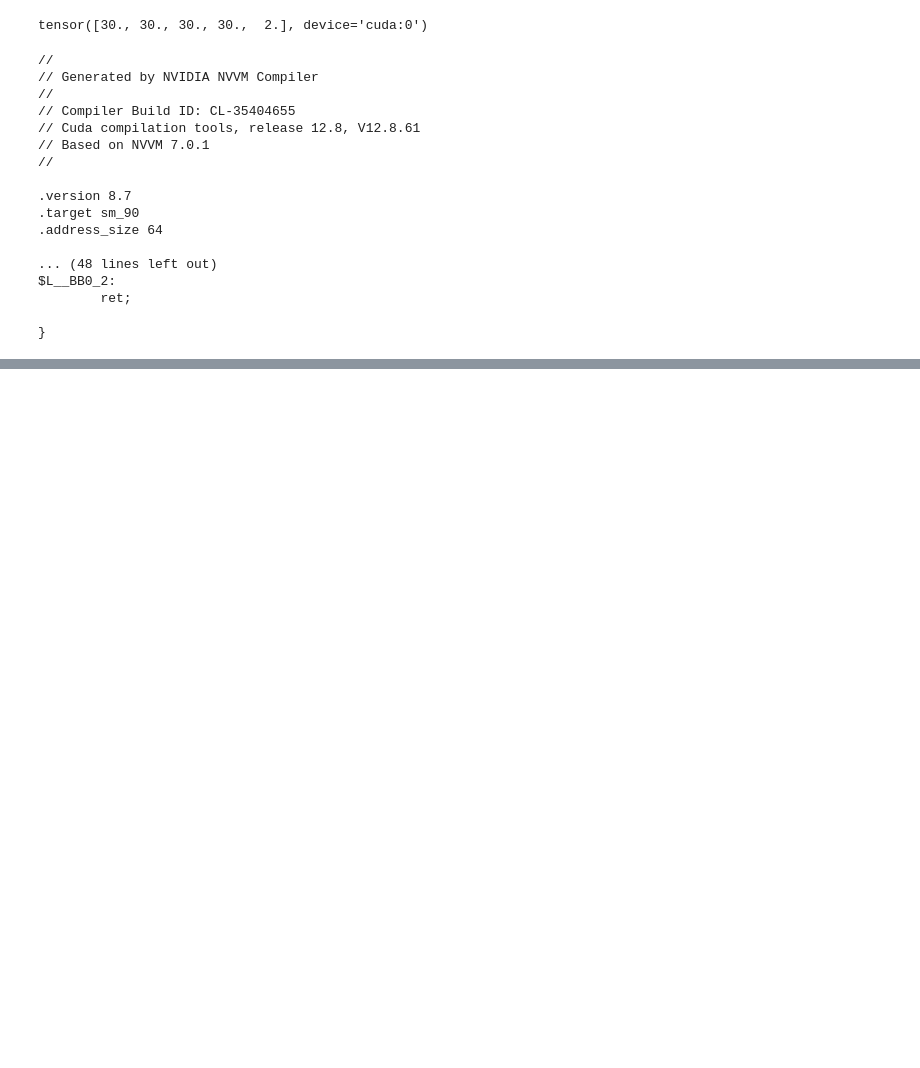
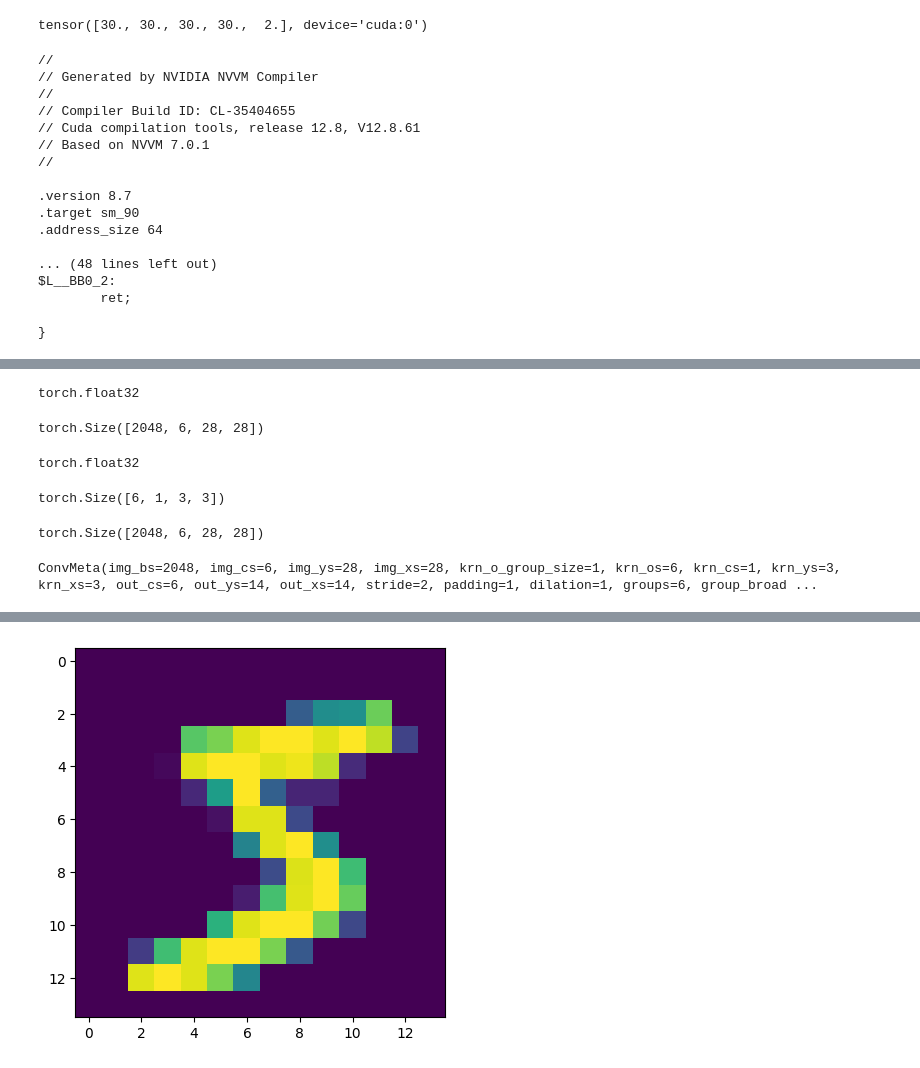
Before and after one commit to p-adema/quadratic-conv, a Jupyter notebook: scratch/numba.ipynb, the cells around one changed output, grey strips where cells are left out. Cells and saved outputs as stored; diff of their text form; code cells hidden in the pictures; blank space fills up the shorter version.

Commit message:
(code) incorrect version of torchlib_wrap

```diff
--- a/scratch/numba.ipynb
+++ b/scratch/numba.ipynb
@@ -302,9 +324,12 @@ mnist = load_data.mnist()
 # %%
 test_imgs = (
-    torch.asarray(mnist.x_train[:2048], device="cuda").unsqueeze(1).repeat((1, 6, 1, 1))
+    torch.asarray(mnist.x_train[:2048], device="cuda").repeat((1, 6, 1, 1))
 )
 print(test_imgs.dtype)
 test_imgs.shape
+# %% [output]
+torch.float32
+torch.Size([2048, 6, 28, 28])
 # %%
 test_kernels = -torch.asarray(
     [
@@ -322,9 +347,12 @@ test_kernels = -torch.asarray(
         [[[0.5, 0.2, 0.5], [0.05, 0, 0.05], [0.5, 0.2, 0.5]]],
     ],
     device="cuda",
-).squeeze(1)
+)
 print(test_kernels.dtype)
 test_kernels.shape
+# %% [output]
+torch.float32
+torch.Size([6, 1, 3, 3])
 # %%
 o_i = torch.full_like(test_imgs, -700, device="cuda")
 o_p = torch.full(test_imgs.shape + (2,), -699, dtype=torch.int16, device="cuda")
@@ -1887,0 +1918,9 @@ plt.matshow(g_kernels.grad[channel_nr].numpy(force=True))
+# %%
+test_imgs.shape
+# %% [output]
+torch.Size([2048, 6, 28, 28])
+# %%
+meta = ConvMeta.infer(test_imgs, test_kernels, stride=2, padding=1, groups=6, kind='conv')
+meta
+# %% [output]
+ConvMeta(img_bs=2048, img_cs=6, img_ys=28, img_xs=28, krn_o_group_size=1, krn_os=6, krn_cs=1, krn_ys=3, krn_xs=3, out_cs=6, out_ys=14, out_xs=14, stride=2, padding=1, dilation=1, groups=6, group_broad ...
@@ -1887,0 +1991,18 @@ plt.matshow(g_kernels.grad[channel_nr].numpy(force=True))
+# %%
+import math
+
+o_img = torch.empty((test_imgs.shape[0], meta.out_cs, meta.out_ys, meta.out_xs), device='cuda')
+o_prov = torch.empty(test_imgs.shape + (2,), dtype=torch.uint8, device='cuda')
+n_blocks = math.ceil(o_img.numel() / 256)
+
+
+def run_one():
+    fwd_inlined[n_blocks, 256](test_imgs[:32], test_kernels, o_img, o_prov)
+    torch.cuda.synchronize()
+    pass
+
+
+run_one()
+plt.imshow(o_img[0, -1].numpy(force=True))
+%timeit run_one()
+# %% [output]
@@ -1887,0 +2010 @@ plt.matshow(g_kernels.grad[channel_nr].numpy(force=True))
+[figure, added]
```
Also changed, not shown: parts of 8 cells of this notebook, 21 other files.
